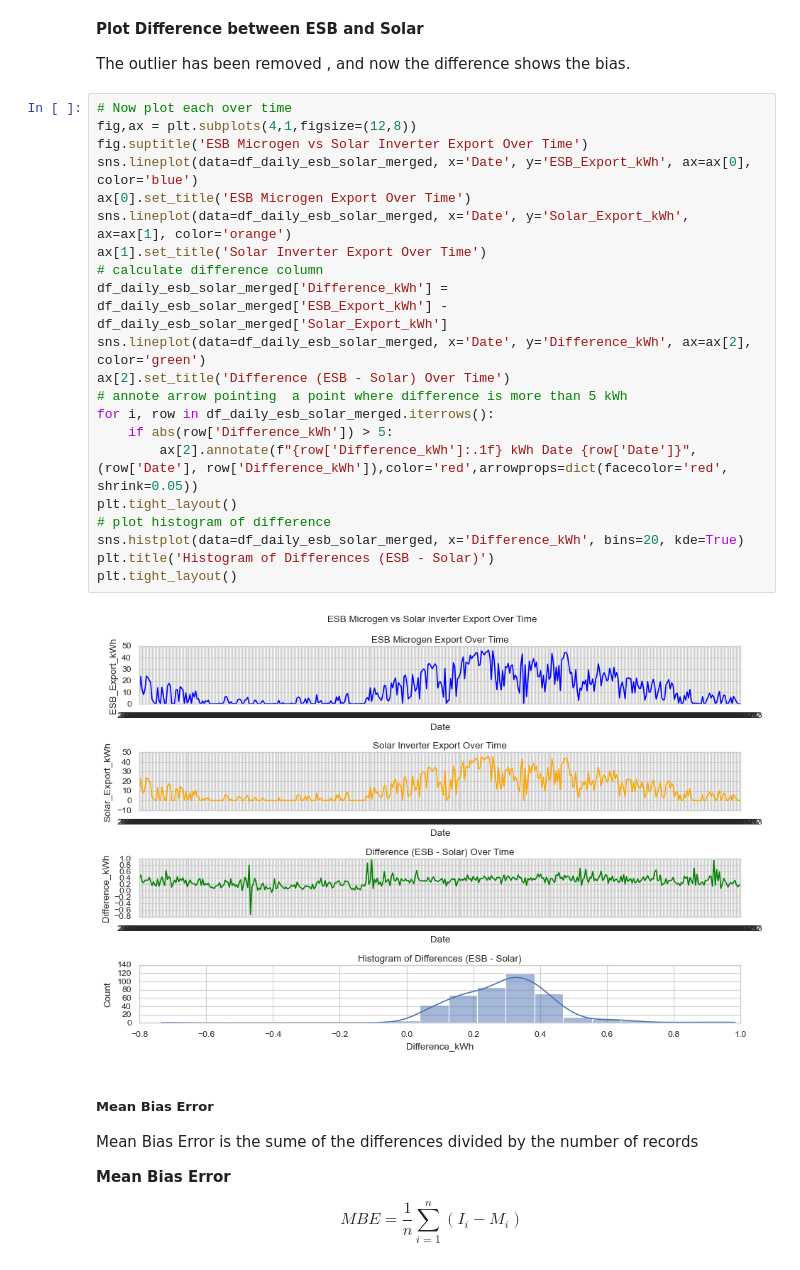
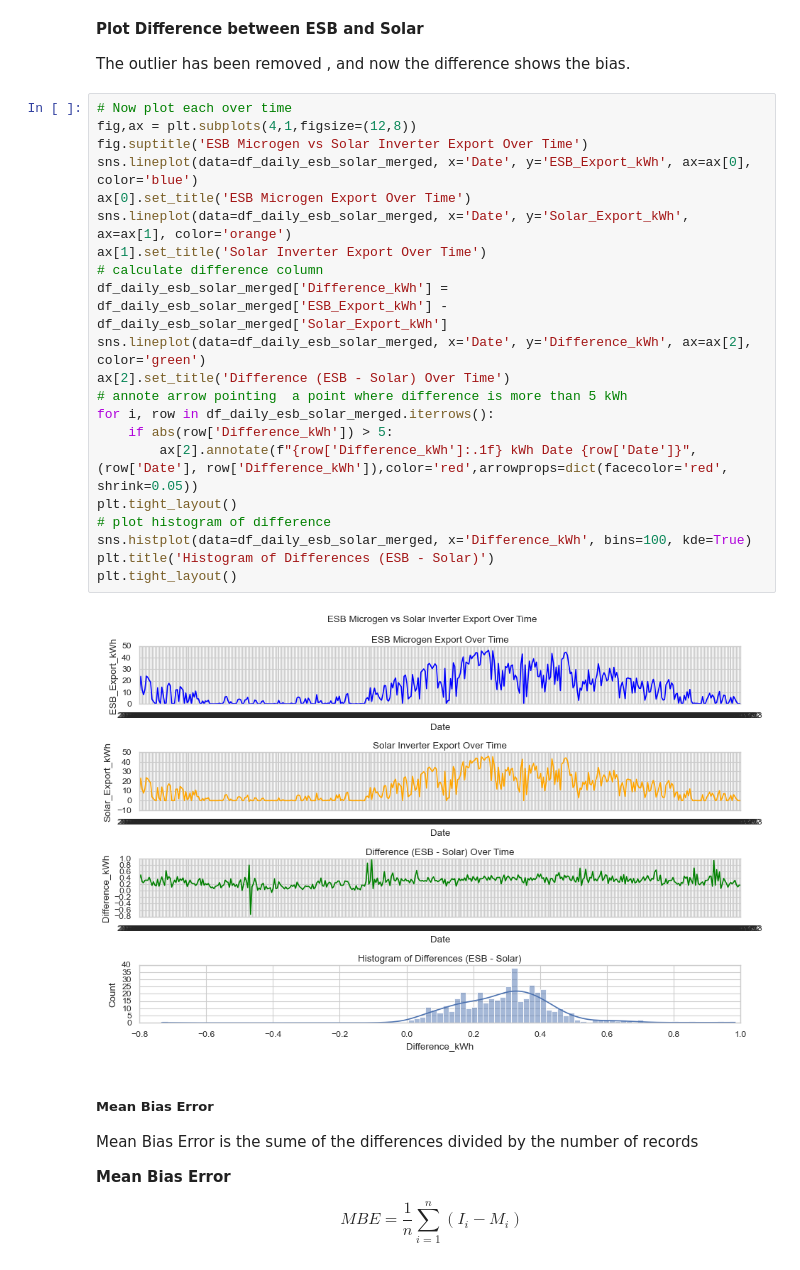
Before and after one commit to clydewatts1/PFDA-programming-for-data-analytics, a Jupyter notebook: big_project/big_project.ipynb, the cells around one changed output. Saved outputs shown, nothing was run; the diff lists cells and outputs as text.

```diff
--- a/big_project/big_project.ipynb
+++ b/big_project/big_project.ipynb
@@ -1365,26 +1419,26 @@ The outlier has been removed , and now the difference shows the bias.
 # %%
 # Now plot each over time
 fig,ax = plt.subplots(4,1,figsize=(12,8))
 fig.suptitle('ESB Microgen vs Solar Inverter Export Over Time')
 sns.lineplot(data=df_daily_esb_solar_merged, x='Date', y='ESB_Export_kWh', ax=ax[0], color='blue')
 ax[0].set_title('ESB Microgen Export Over Time')
 sns.lineplot(data=df_daily_esb_solar_merged, x='Date', y='Solar_Export_kWh', ax=ax[1], color='orange')
 ax[1].set_title('Solar Inverter Export Over Time')
 # calculate difference column
 df_daily_esb_solar_merged['Difference_kWh'] = df_daily_esb_solar_merged['ESB_Export_kWh'] - df_daily_esb_solar_merged['Solar_Export_kWh']
 sns.lineplot(data=df_daily_esb_solar_merged, x='Date', y='Difference_kWh', ax=ax[2], color='green')
 ax[2].set_title('Difference (ESB - Solar) Over Time')
 # annote arrow pointing  a point where difference is more than 5 kWh
 for i, row in df_daily_esb_solar_merged.iterrows():
     if abs(row['Difference_kWh']) > 5:
         ax[2].annotate(f"{row['Difference_kWh']:.1f} kWh Date {row['Date']}", (row['Date'], row['Difference_kWh']),color='red',arrowprops=dict(facecolor='red', shrink=0.05))
 plt.tight_layout()
 # plot histogram of difference
-sns.histplot(data=df_daily_esb_solar_merged, x='Difference_kWh', bins=20, kde=True)
+sns.histplot(data=df_daily_esb_solar_merged, x='Difference_kWh', bins=100, kde=True)
 plt.title('Histogram of Differences (ESB - Solar)')
 plt.tight_layout()
 # %% [output]
-[figure, old version]
+[figure, new version]
 # %% [markdown]
 ##### Mean Bias Error
 
```
Also changed, not shown: parts of 22 cells of this notebook, 3 other files.
